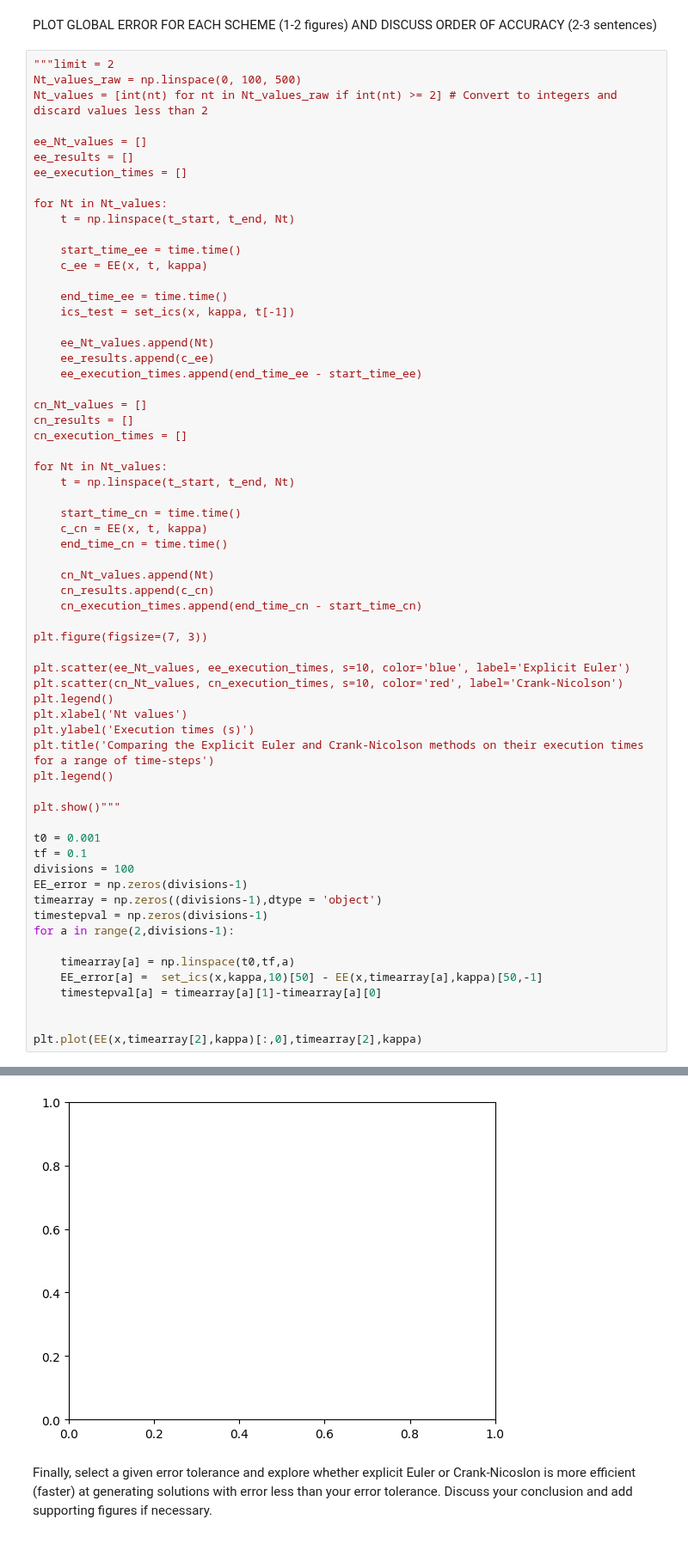
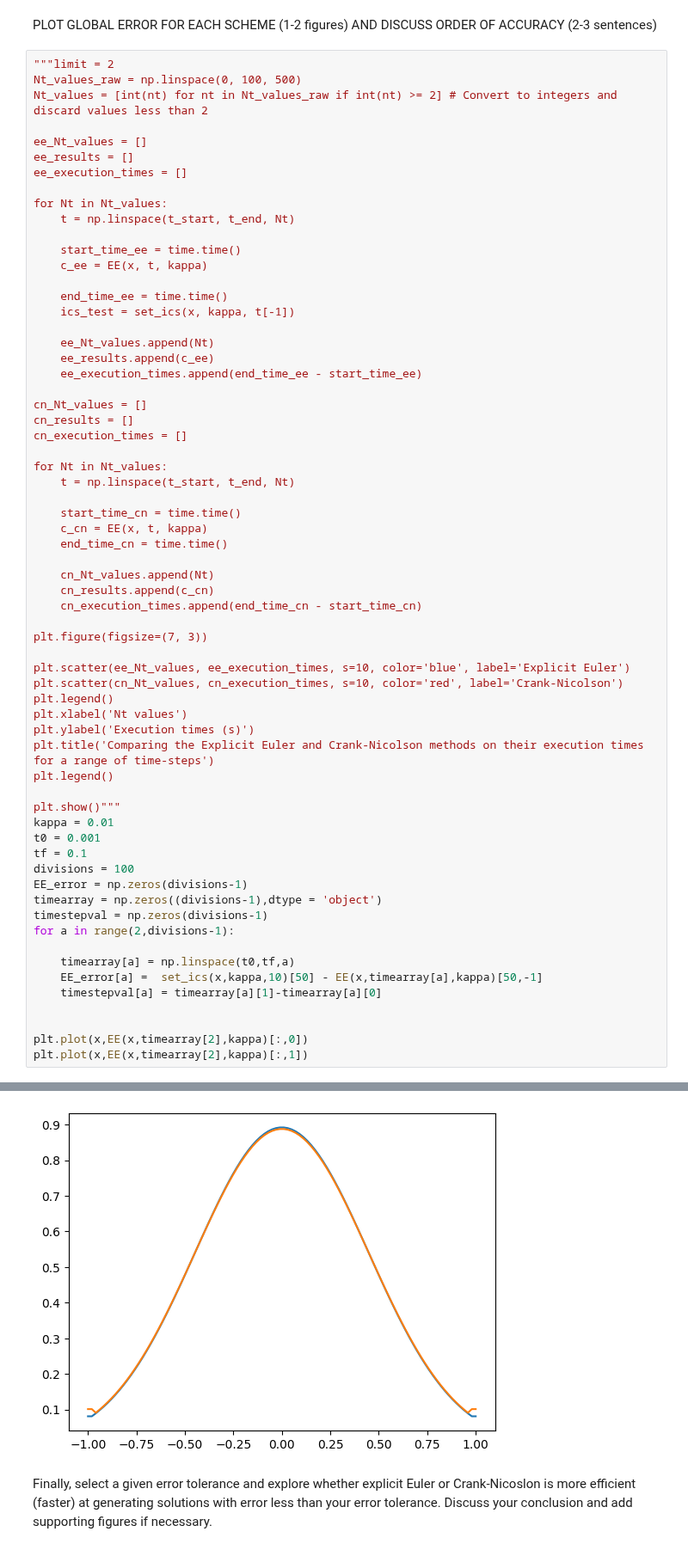
Before and after one commit to SquidsofDoom/QCES, a Jupyter notebook: Project1_numerical_methods.ipynb, the cells around one changed output, grey strips where cells are left out. Shown at 86% size. Cells and saved outputs as stored; diff of their text form.

```diff
--- a/Project1_numerical_methods.ipynb
+++ b/Project1_numerical_methods.ipynb
@@ -395,7 +395,7 @@ plt.title('Comparing the Explicit Euler and Crank-Nicolson methods on their exec
 plt.legend()
 
 plt.show()"""
-
+kappa = 0.01
 t0 = 0.001
 tf = 0.1
 divisions = 100
@@ -409,5 +409,6 @@ for a in range(2,divisions-1):
     timestepval[a] = timearray[a][1]-timearray[a][0]
 
 
-plt.plot(EE(x,timearray[2],kappa)[:,0],timearray[2],kappa)
+plt.plot(x,EE(x,timearray[2],kappa)[:,0])
+plt.plot(x,EE(x,timearray[2],kappa)[:,1])
 # %% [output]
@@ -415,4 +416,4 @@ ValueError: x and y must have same first dimension, but have shapes (100,) and (
-[figure, old version]
+[figure, new version]
 # %% [markdown]
 Finally, select a given error tolerance and explore whether explicit Euler or Crank-Nicoslon is more efficient (faster) at generating solutions with error less than your error tolerance. Discuss your conclusion and add supporting figures if necessary.
 # %% [markdown]
```
Also changed, not shown: parts of 5 cells of this notebook.
